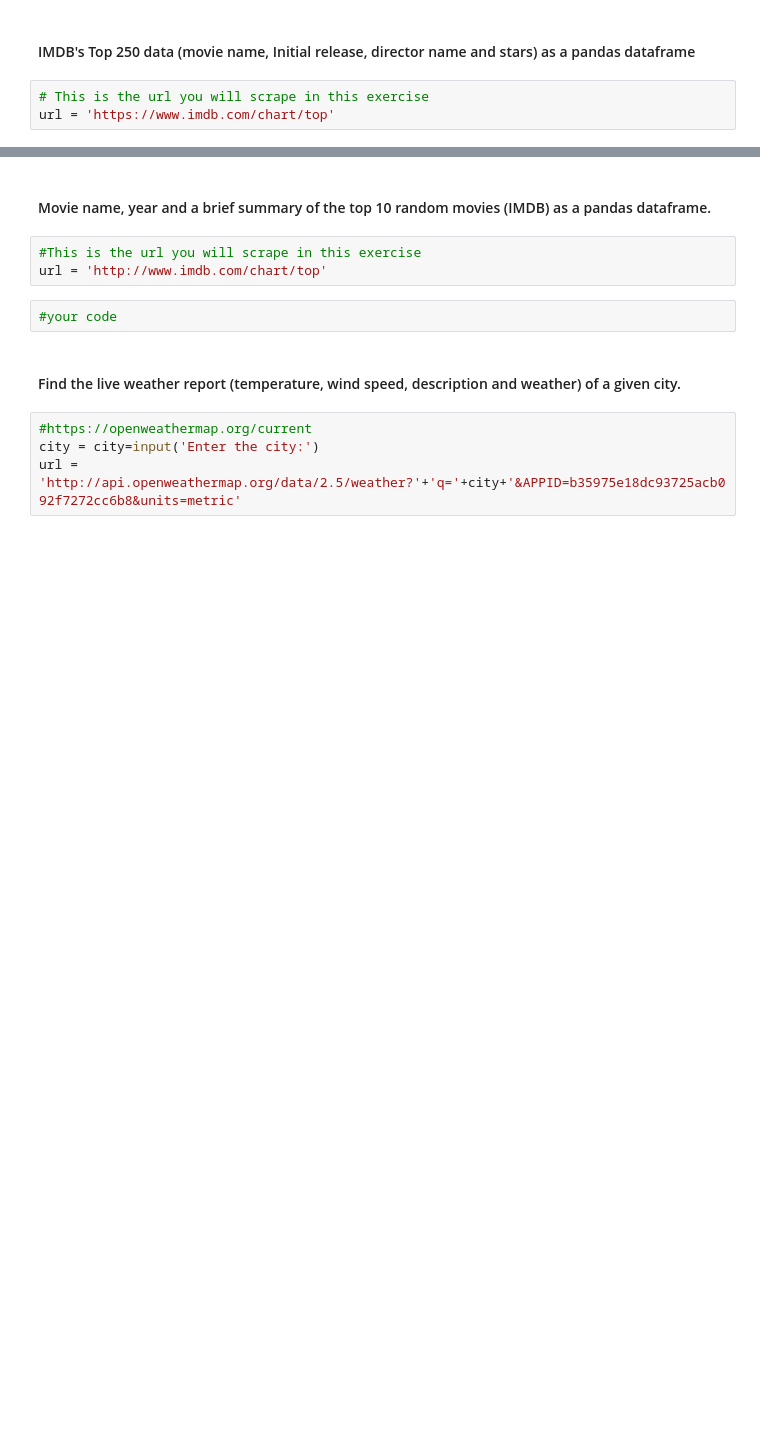
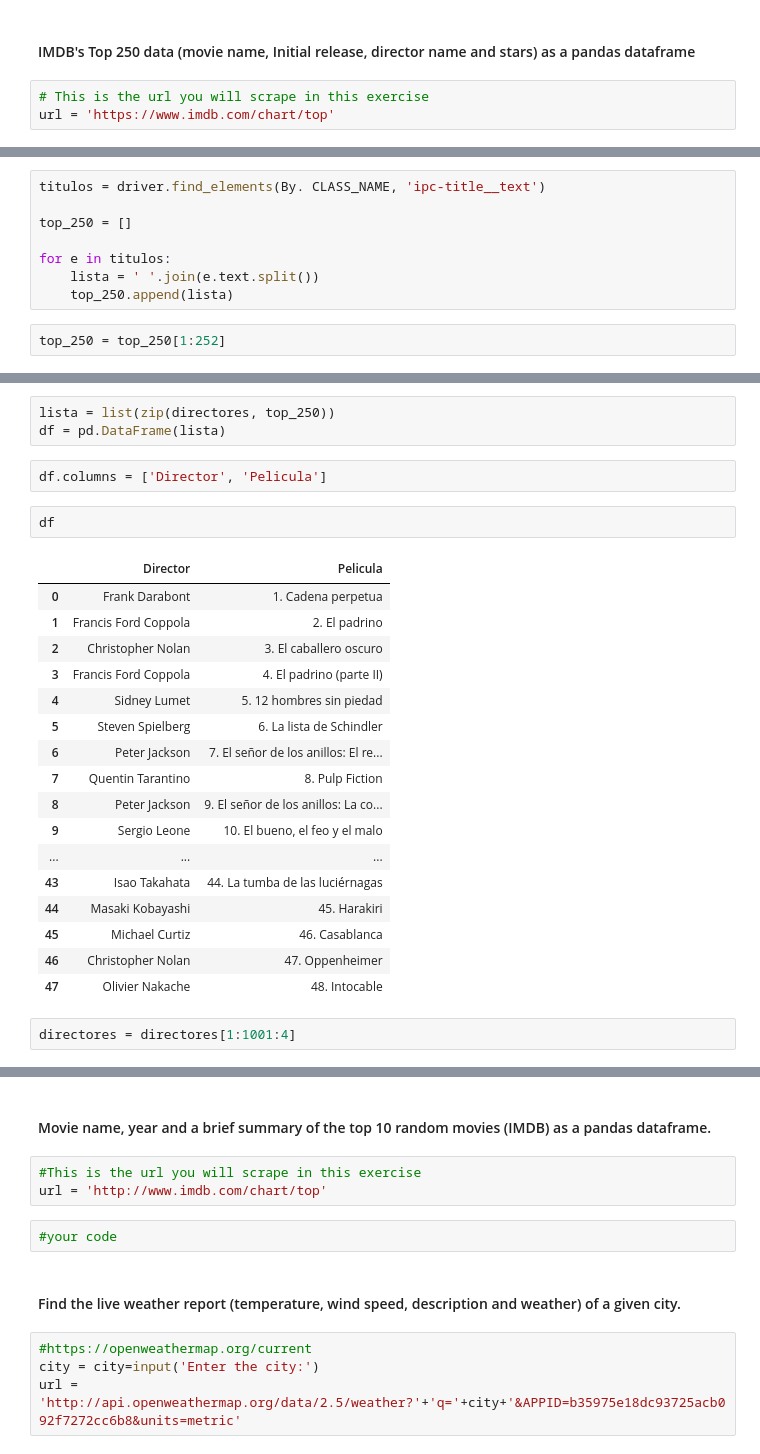
Before and after one commit to Ironhack-Data-Madrid-Octubre-2023/4.3-lab_web_scraping_selenium, a Jupyter notebook: your-code/main.ipynb, the cells around one changed output, grey strips where cells are left out. Drawn from its saved outputs; the diff is of its cells as text; blank space fills up the shorter version.

```diff
--- a/your-code/main.ipynb
+++ b/your-code/main.ipynb
@@ -460,0 +802,10 @@ url = 'https://www.imdb.com/chart/top'
+# %%
+titulos = driver.find_elements(By. CLASS_NAME, 'ipc-title__text')
+
+top_250 = []
+
+for e in titulos:
+    lista = ' '.join(e.text.split())
+    top_250.append(lista)
+# %%
+top_250 = top_250[1:252]
@@ -460,0 +850,27 @@ url = 'https://www.imdb.com/chart/top'
+# %%
+lista = list(zip(directores, top_250))
+df = pd.DataFrame(lista)
+# %%
+df.columns = ['Director', 'Pelicula']
+# %%
+df
+# %% [output]
+|  | Director | Pelicula |
+| 0 | Frank Darabont | 1. Cadena perpetua |
+| 1 | Francis Ford Coppola | 2. El padrino |
+| 2 | Christopher Nolan | 3. El caballero oscuro |
+| 3 | Francis Ford Coppola | 4. El padrino (parte II) |
+| 4 | Sidney Lumet | 5. 12 hombres sin piedad |
+| 5 | Steven Spielberg | 6. La lista de Schindler |
+| 6 | Peter Jackson | 7. El señor de los anillos: El re... |
+| 7 | Quentin Tarantino | 8. Pulp Fiction |
+| 8 | Peter Jackson | 9. El señor de los anillos: La co... |
+| 9 | Sergio Leone | 10. El bueno, el feo y el malo |
+| ... | ... | ... |
+| 43 | Isao Takahata | 44. La tumba de las luciérnagas |
+| 44 | Masaki Kobayashi | 45. Harakiri |
+| 45 | Michael Curtiz | 46. Casablanca |
+| 46 | Christopher Nolan | 47. Oppenheimer |
+| 47 | Olivier Nakache | 48. Intocable |
+# %%
+directores = directores[1:1001:4]
```
Also changed, not shown: parts of 58 cells of this notebook, 1 other file.
